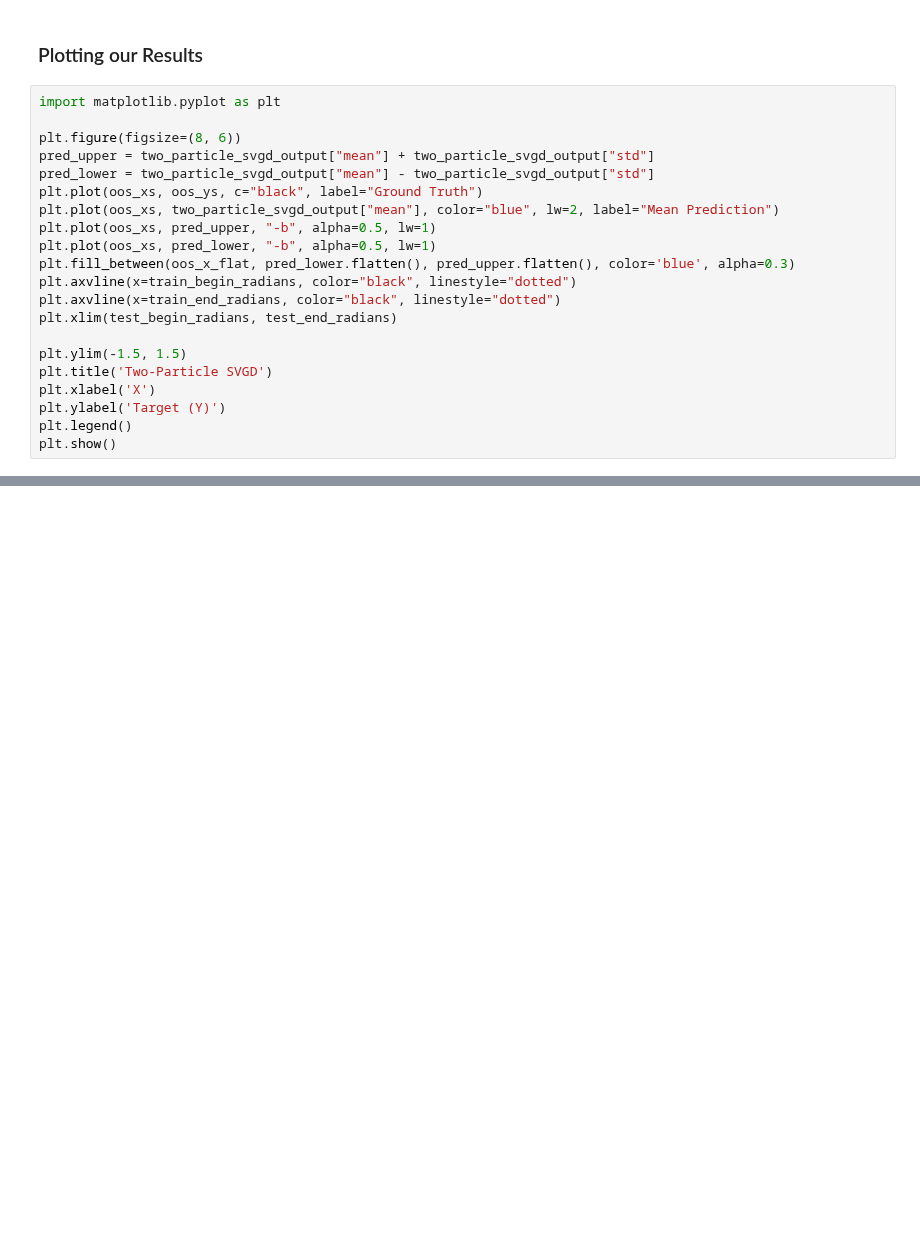
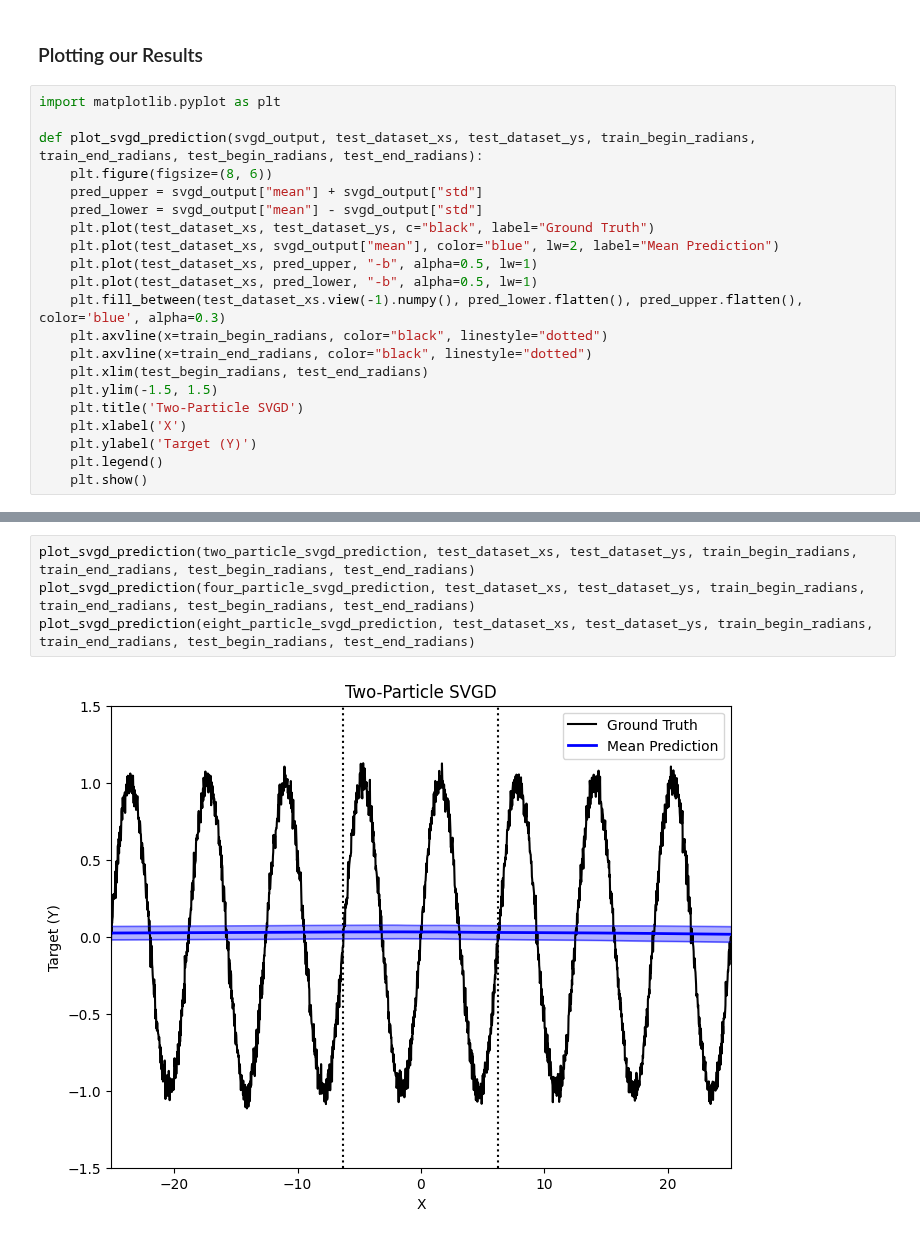
Before and after one commit to lbai-lab/push, a Jupyter notebook: docs/source/examples/01_Bayesian_Deep_Learning/03_SVGD/SVGD.ipynb, the cells around one changed output, grey strips where cells are left out. Cells and saved outputs as stored; diff of their text form; blank space fills up the shorter version.

Commit message:
overhauled and consolidated plotting

```diff
--- a/docs/source/examples/01_Bayesian_Deep_Learning/03_SVGD/SVGD.ipynb
+++ b/docs/source/examples/01_Bayesian_Deep_Learning/03_SVGD/SVGD.ipynb
@@ -139,21 +150,21 @@ The `SteinVGD` class implements the `posterior_pred` function which can compute
 # %%
 import matplotlib.pyplot as plt
 
-plt.figure(figsize=(8, 6))
-pred_upper = two_particle_svgd_output["mean"] + two_particle_svgd_output["std"]
-pred_lower = two_particle_svgd_output["mean"] - two_particle_svgd_output["std"]
-plt.plot(oos_xs, oos_ys, c="black", label="Ground Truth")
-plt.plot(oos_xs, two_particle_svgd_output["mean"], color="blue", lw=2, label="Mean Prediction")
-plt.plot(oos_xs, pred_upper, "-b", alpha=0.5, lw=1)
-plt.plot(oos_xs, pred_lower, "-b", alpha=0.5, lw=1)
-plt.fill_between(oos_x_flat, pred_lower.flatten(), pred_upper.flatten(), color='blue', alpha=0.3)
-plt.axvline(x=train_begin_radians, color="black", linestyle="dotted")
-plt.axvline(x=train_end_radians, color="black", linestyle="dotted")
-plt.xlim(test_begin_radians, test_end_radians)
-
-plt.ylim(-1.5, 1.5)
-plt.title('Two-Particle SVGD')
-plt.xlabel('X')
-plt.ylabel('Target (Y)')
-plt.legend()
-plt.show()
+def plot_svgd_prediction(svgd_output, test_dataset_xs, test_dataset_ys, train_begin_radians, train_end_radians, test_begin_radians, test_end_radians):
+    plt.figure(figsize=(8, 6))
+    pred_upper = svgd_output["mean"] + svgd_output["std"]
+    pred_lower = svgd_output["mean"] - svgd_output["std"]
+    plt.plot(test_dataset_xs, test_dataset_ys, c="black", label="Ground Truth")
+    plt.plot(test_dataset_xs, svgd_output["mean"], color="blue", lw=2, label="Mean Prediction")
+    plt.plot(test_dataset_xs, pred_upper, "-b", alpha=0.5, lw=1)
+    plt.plot(test_dataset_xs, pred_lower, "-b", alpha=0.5, lw=1)
+    plt.fill_between(test_dataset_xs.view(-1).numpy(), pred_lower.flatten(), pred_upper.flatten(), color='blue', alpha=0.3)
+    plt.axvline(x=train_begin_radians, color="black", linestyle="dotted")
+    plt.axvline(x=train_end_radians, color="black", linestyle="dotted")
+    plt.xlim(test_begin_radians, test_end_radians)
+    plt.ylim(-1.5, 1.5)
+    plt.title('Two-Particle SVGD')
+    plt.xlabel('X')
+    plt.ylabel('Target (Y)')
+    plt.legend()
+    plt.show()
@@ -203,0 +171,6 @@ plt.show()
+# %%
+plot_svgd_prediction(two_particle_svgd_prediction, test_dataset_xs, test_dataset_ys, train_begin_radians, train_end_radians, test_begin_radians, test_end_radians)
+plot_svgd_prediction(four_particle_svgd_prediction, test_dataset_xs, test_dataset_ys, train_begin_radians, train_end_radians, test_begin_radians, test_end_radians)
+plot_svgd_prediction(eight_particle_svgd_prediction, test_dataset_xs, test_dataset_ys, train_begin_radians, train_end_radians, test_begin_radians, test_end_radians)
+# %% [output]
+[figure, added]
```
Also changed, not shown: parts of 11 cells of this notebook.
